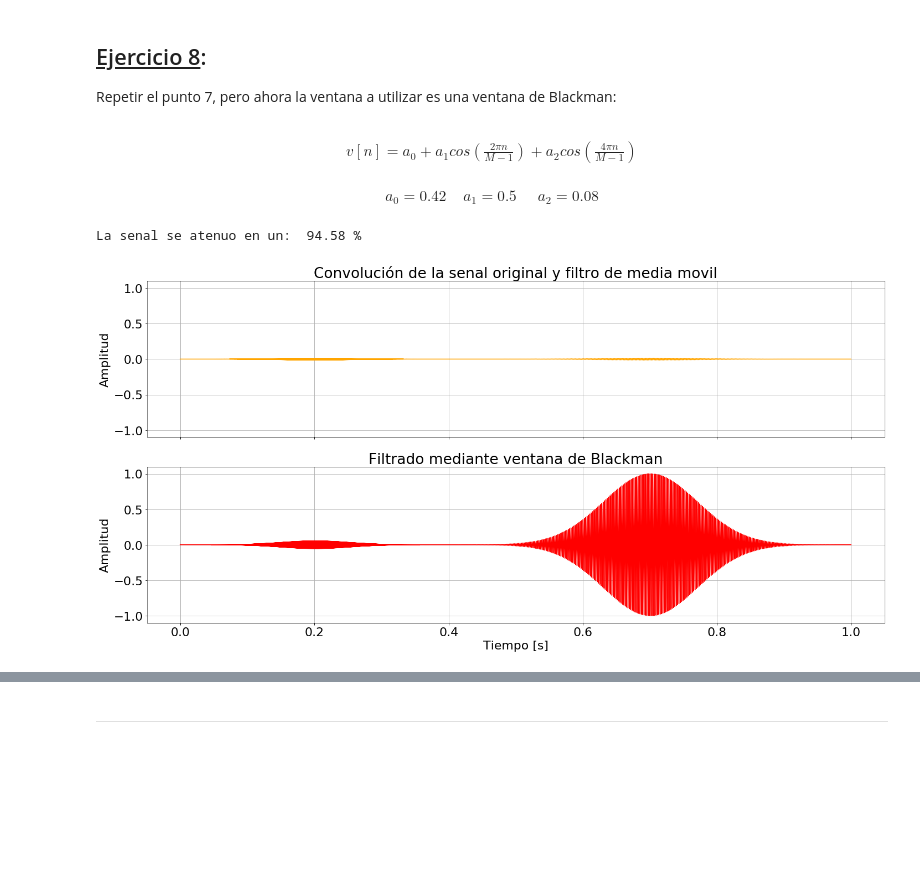
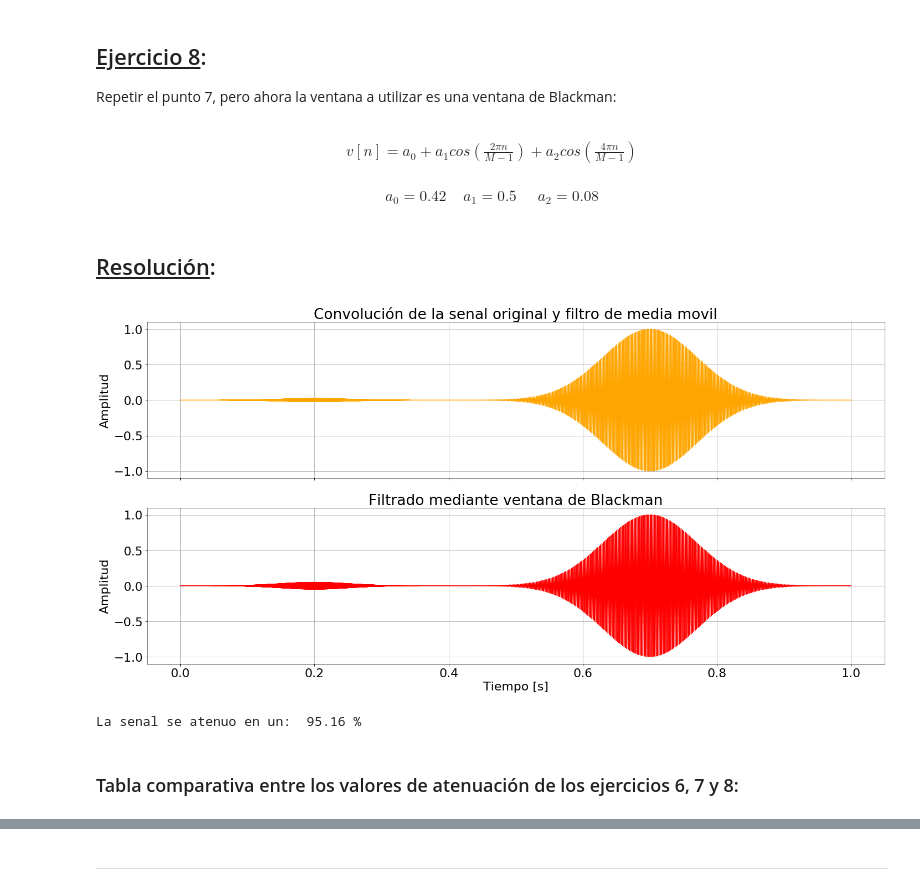
Before and after one commit to reborafs/dsp-untref, a Jupyter notebook: notebook/TP1.ipynb, the cells around one changed output, grey strips where cells are left out. Cells and saved outputs as stored; diff of their text form; code cells hidden in the pictures; blank space fills up the shorter version.

```diff
--- a/notebook/TP1.ipynb
+++ b/notebook/TP1.ipynb
@@ -62,15 +61,14 @@ axs[0, 1].plot(vector_t, x2, color='orange')
 axs[0, 1].set_title('$x_2(t)$')
 axs[1, 0].plot(vector_t, x3, color='green')
 axs[1, 0].set_title('$x_3(t)$')
-axs[1, 1].plot(vector_t, x, color='black')
-axs[1, 1].set_title('$x_1(t) + x_2(t) + x_3(t)$')
+axs[1, 1].plot(vector_t, x, color='red')
+axs[1, 1].set_title('$x(t) = x_1(t) + x_2(t) + x_3(t)$')
 fig.tight_layout()
 
 axs.flat[0].set(ylabel='Amplitud')
 axs.flat[2].set(ylabel='Amplitud', xlabel='Tiempo [s]')
 axs.flat[3].set(xlabel='Tiempo [s]')
 
-
 for ax in axs.flat:
     ax.grid()
 # %% [output]
@@ -542 +560,8 @@ Otra forma de aplicar un filtro es mediante la convolución de la señal con la
+# %%
+# Filtro de media movil
+start = time.time()
+xfconv = mediamovil_conv(y, window_len)
+finish = time.time()
+conv_method_time = finish-start
+xfconv = xfconv/max(abs(xfconv))
 # %%
@@ -572,25 +596,34 @@ Repetir el punto 7, pero ahora la ventana a utilizar es una ventana de Blackman:
 $v[n] = a_0 + a_1 cos(\frac{2 \pi n}{M - 1})+ a_2 cos(\frac{4 \pi n}{M - 1})$ <br><br>
 $a_0 = 0.42 \;\;\;\; a_1 = 0.5 \;\;\;\;\; a_2 = 0.08$
 <center>
+# %% [markdown]
+## <u>Resolución</u>:
+# %%
+start = time.time()
+y_blackman= blackmanfilt(y, window_len)
+finish = time.time()
+blackman_method_time = finish-start
+y_blackman = y_blackman/max(abs(y_blackman))
 # %%
-y_blackman= blackmanfilt(y, window_len)
-
 plt.rcParams.update({'font.size': 22})
 fig, axs = plt.subplots(2, 1, sharex=True, sharey=True, figsize=[20, 10])
-axs[0].plot(vector_t, yconv_filter_mediamovil[:-window_len+1], color='orange')
+axs[0].plot(vector_t, xfconv[:-window_len+1], color='orange')
 axs[0].set_title('Convolución de la senal original y filtro de media movil')
 axs[1].plot(vector_t, y_blackman[:-window_len+1], color='red')
 axs[1].set_title('Filtrado mediante ventana de Blackman')
 
 fig.tight_layout()
 axs.flat[0].set(ylabel='Amplitud')
 axs.flat[1].set(ylabel='Amplitud', xlabel='Tiempo [s]')
 
 for ax in axs.flat:
     ax.grid()
-
-
-print('La senal se atenuo en un: ',round(100*((max(y[:20000])-max(y_blackman[:20000]))/max(y[:20000])),2),"%")
 # %% [output]
-La senal se atenuo en un:  94.58 %
-[figure, old version]
+[figure, new version]
+# %%
+atenuacion_blackman = 100*((max(y[:20000])-max(y_blackman[:20000]))/max(y[:20000]))
+print('La senal se atenuo en un: ',round(atenuacion_blackman,2),"%")
+# %% [output]
+La senal se atenuo en un:  95.16 %
+# %% [markdown]
+### Tabla comparativa entre los valores de atenuación de los ejercicios 6, 7 y 8:
```
Also changed, not shown: parts of 75 cells of this notebook.
